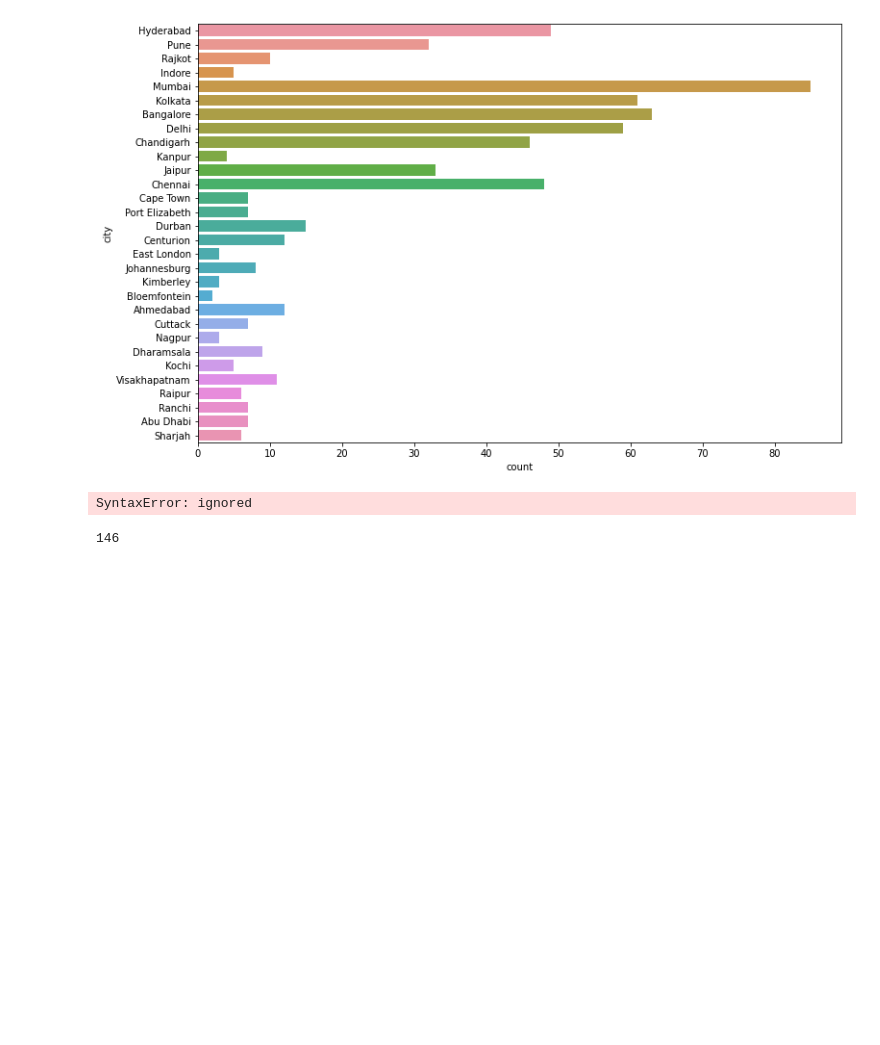
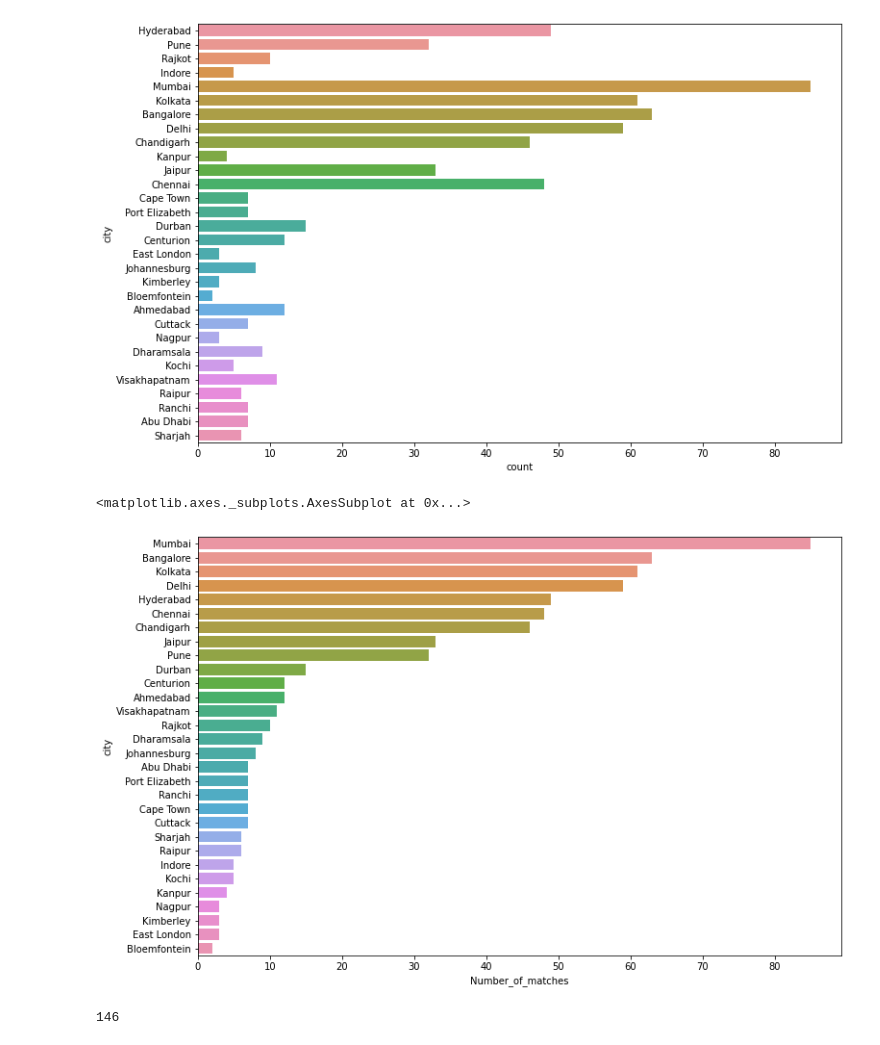
Before and after one commit to jivabaj/MchineLrn, a Jupyter notebook: Day3.ipynb, the cells around one changed output. Cells and saved outputs as stored; diff of their text form; code cells hidden in the pictures; blank space fills up the shorter version.

```diff
--- a/Day3.ipynb
+++ b/Day3.ipynb
@@ -186,10 +186,11 @@ sns.countplot(y = dataset['city'])
 # %%
 plt.figure(figsize = (12,8))
 
-df_1 = dataset['city'].value_counts().reset_in().rename(columns = {'index' : 'city', 'city' : 'Number_of_matche'})
-sns.barplot(x = 'Number_of_matches', y = 'city', df_1)
+df_1 = dataset['city'].value_counts().reset_index().rename(columns = {'index' : 'city', 'city' : 'Number_of_matches'})
+sns.barplot(x = 'Number_of_matches', y = 'city', data = df_1)
 # %% [output]
-SyntaxError: ignored
+<matplotlib.axes._subplots.AxesSubplot at 0x...>
+[figure, added]
 # %%
 dataset['win_by_run'].max()
 # %% [output]
```
Also changed, not shown: parts of 1 cell of this notebook.
